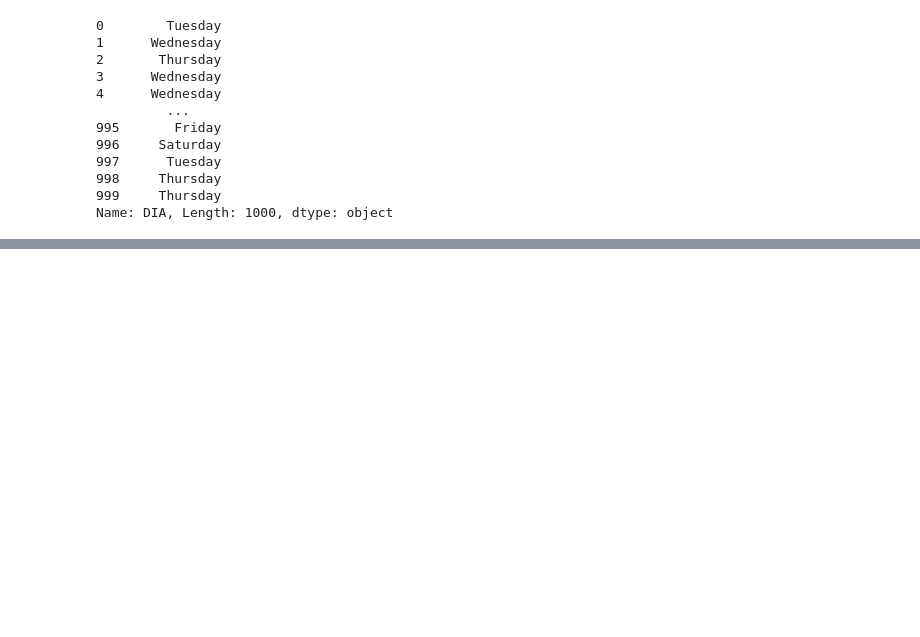
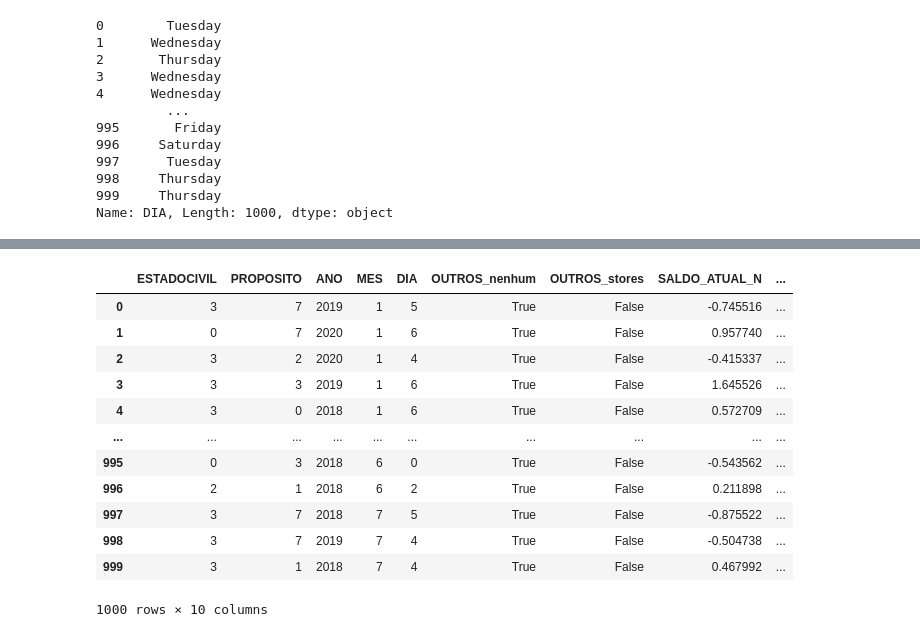
Before and after one commit to Viero19G/curso_ia, a Jupyter notebook: engenharia_de_atributos/engAtributos.ipynb, the cells around one changed output, grey strips where cells are left out. Cells and saved outputs as stored; diff of their text form; code cells hidden in the pictures; blank space fills up the shorter version.

```diff
--- a/engenharia_de_atributos/engAtributos.ipynb
+++ b/engenharia_de_atributos/engAtributos.ipynb
@@ -211,0 +310,18 @@ Name: DIA, Length: 1000, dtype: object
+# %%
+X.drop(columns=['SALDO_ATUAL', 'RESIDENCIADESDE', 'IDADE', 'OUTROSPLANOSPGTO', 'DATA', 'OUTROS_banco'], inplace=True)
+# %%
+X
+# %% [output]
+|  | ESTADOCIVIL | PROPOSITO | ANO | MES | DIA | OUTROS_nenhum | OUTROS_stores | SALDO_ATUAL_N | ... |
+| 0 | 3 | 7 | 2019 | 1 | 5 | True | False | -0.745516 | ... |
+| 1 | 0 | 7 | 2020 | 1 | 6 | True | False | 0.957740 | ... |
+| 2 | 3 | 2 | 2020 | 1 | 4 | True | False | -0.415337 | ... |
+| 3 | 3 | 3 | 2019 | 1 | 6 | True | False | 1.645526 | ... |
+| 4 | 3 | 0 | 2018 | 1 | 6 | True | False | 0.572709 | ... |
+| ... | ... | ... | ... | ... | ... | ... | ... | ... | ... |
+| 995 | 0 | 3 | 2018 | 6 | 0 | True | False | -0.543562 | ... |
+| 996 | 2 | 1 | 2018 | 6 | 2 | True | False | 0.211898 | ... |
+| 997 | 3 | 7 | 2018 | 7 | 5 | True | False | -0.875522 | ... |
+| 998 | 3 | 7 | 2019 | 7 | 4 | True | False | -0.504738 | ... |
+| 999 | 3 | 1 | 2018 | 7 | 4 | True | False | 0.467992 | ... |
+1000 rows × 10 columns
```
Also changed, not shown: parts of 11 cells of this notebook, 1 other file.
